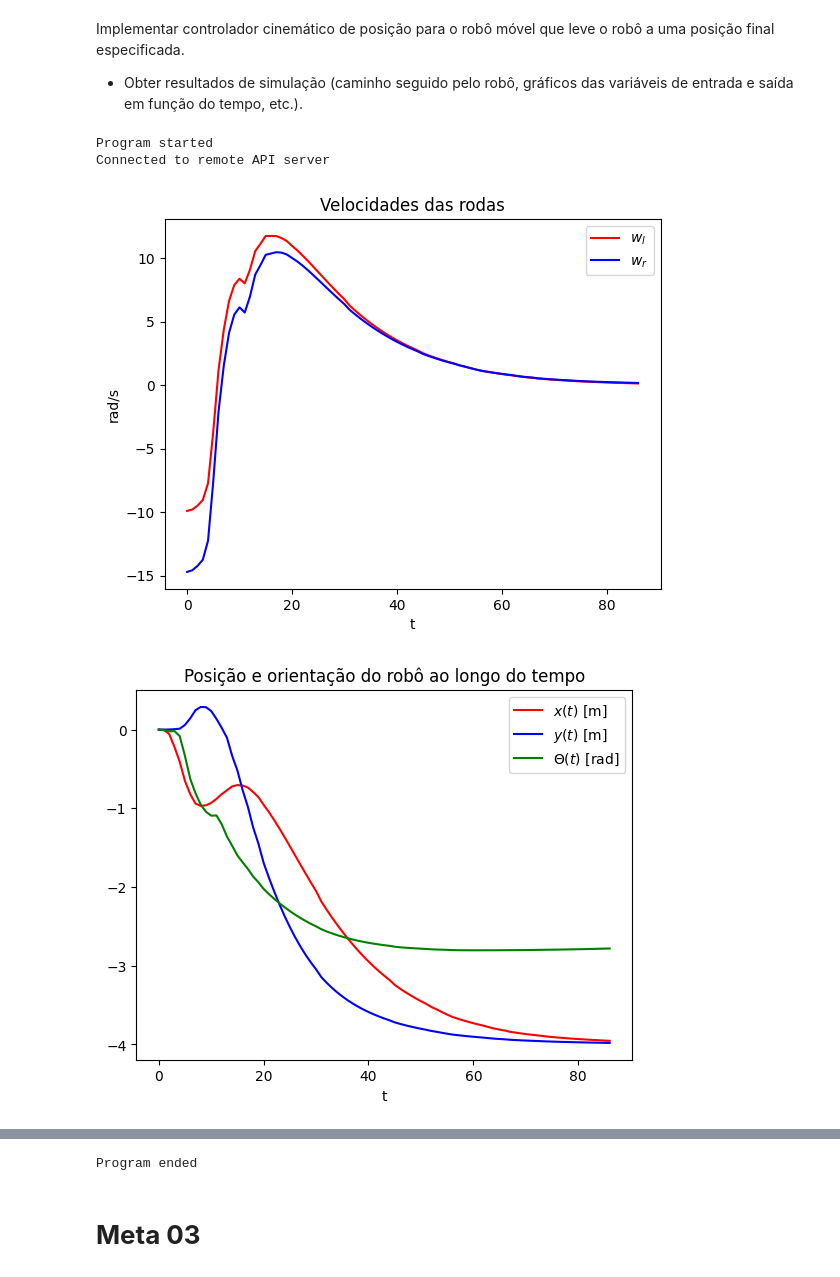
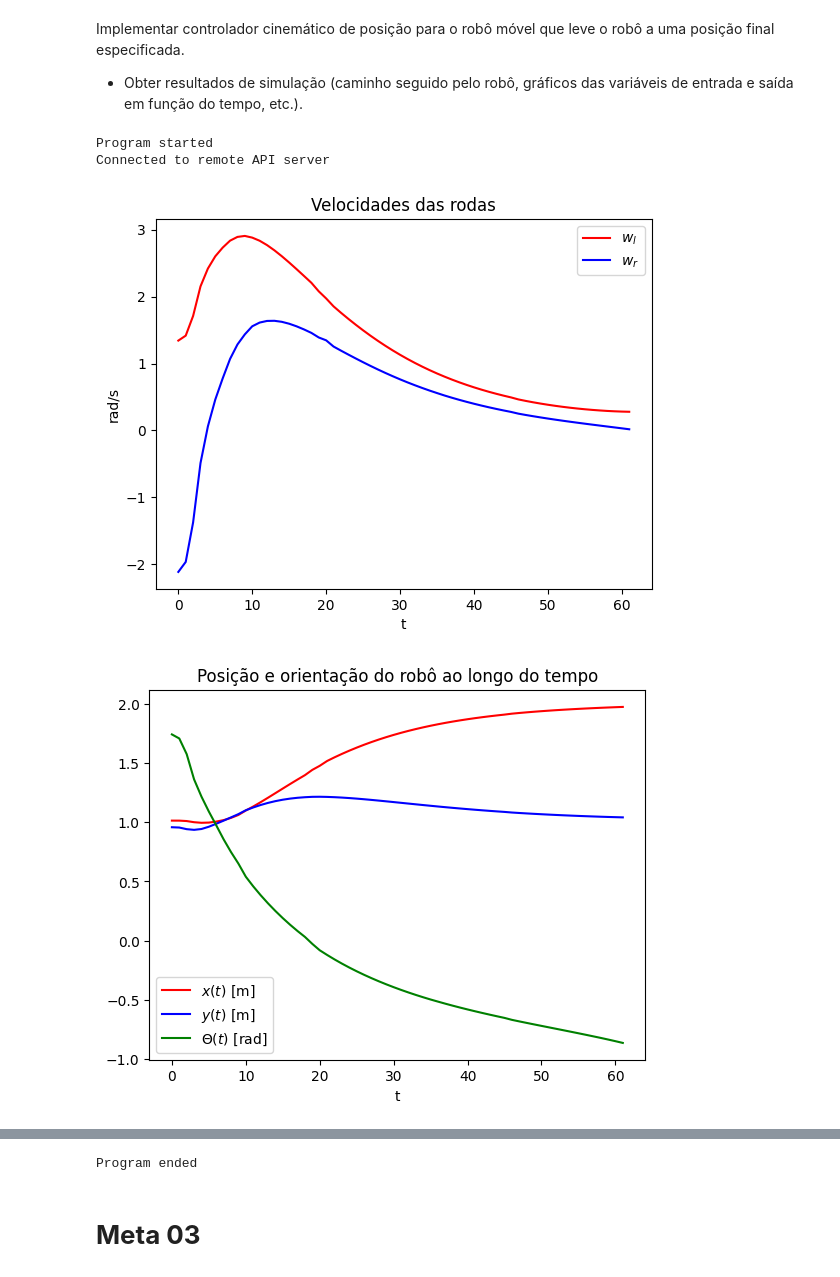
Before and after one commit to joseigo/DCA0440_Sistemas_Roboticos_Autonomos_24_1, a Jupyter notebook: Projeto 1/Projeto 1.ipynb, the cells around one changed output, grey strips where cells are left out. Cells and saved outputs as stored; diff of their text form; code cells hidden in the pictures.

```diff
--- a/Projeto 1/Projeto 1.ipynb
+++ b/Projeto 1/Projeto 1.ipynb
@@ -246,6 +246,8 @@ if clientID!=-1:
 
     # Goal (x, y, theta)
     qgoal = np.array([-4, -4, np.deg2rad(90)])
+    qgoal = np.array([1, 1, np.deg2rad(0)])
+    qgoal = np.array([2, 1, np.deg2rad(180)])
 
     # Handle do Goal
     returnCode, goalFrame = sim.simxGetObjectHandle(clientID, 'Goal', sim.simx_opmode_oneshot_wait)
@@ -329,32 +331,32 @@ if clientID!=-1:
     plt.ylabel("rad/s")
     plt.legend()
     plt.show()
 
     plt.title("Posição e orientação do robô ao longo do tempo")
     plt.plot(lx,'r-',label='$x(t)$ [m]')
     plt.plot(ly,'b-',label='$y(t)$ [m]')
     plt.plot(lt,'g-',label='$\Theta(t)$ [rad]')
     plt.xlabel("t")
     plt.legend()
     plt.show()
 
     plt.title("Caminho seguido pelo robô no plano $xy$")
     plt.xlabel("x")
     plt.ylabel("y")
     plt.plot(lx,ly,"--y")
     plt.plot(lx[0],ly[0],"*b", label= "Inicio")
     plt.plot(qgoal[0],qgoal[1],"xr",label="Goal")
     plt.plot(lx[len(lx)-1],ly[len(ly)-1],"*g", label= "Fim")
     plt.axis('equal')
     plt.legend()
     plt.grid()
     plt.show()
 else:
     print ('Failed connecting to remote API server')
 
 print ('Program ended')
 # %% [output]
 Program started
 Connected to remote API server
-[figure, old version]
+[figure, new version]
-[figure, old version]
+[figure, new version]
```
Also changed, not shown: parts of 2 cells of this notebook, 7 other files.
